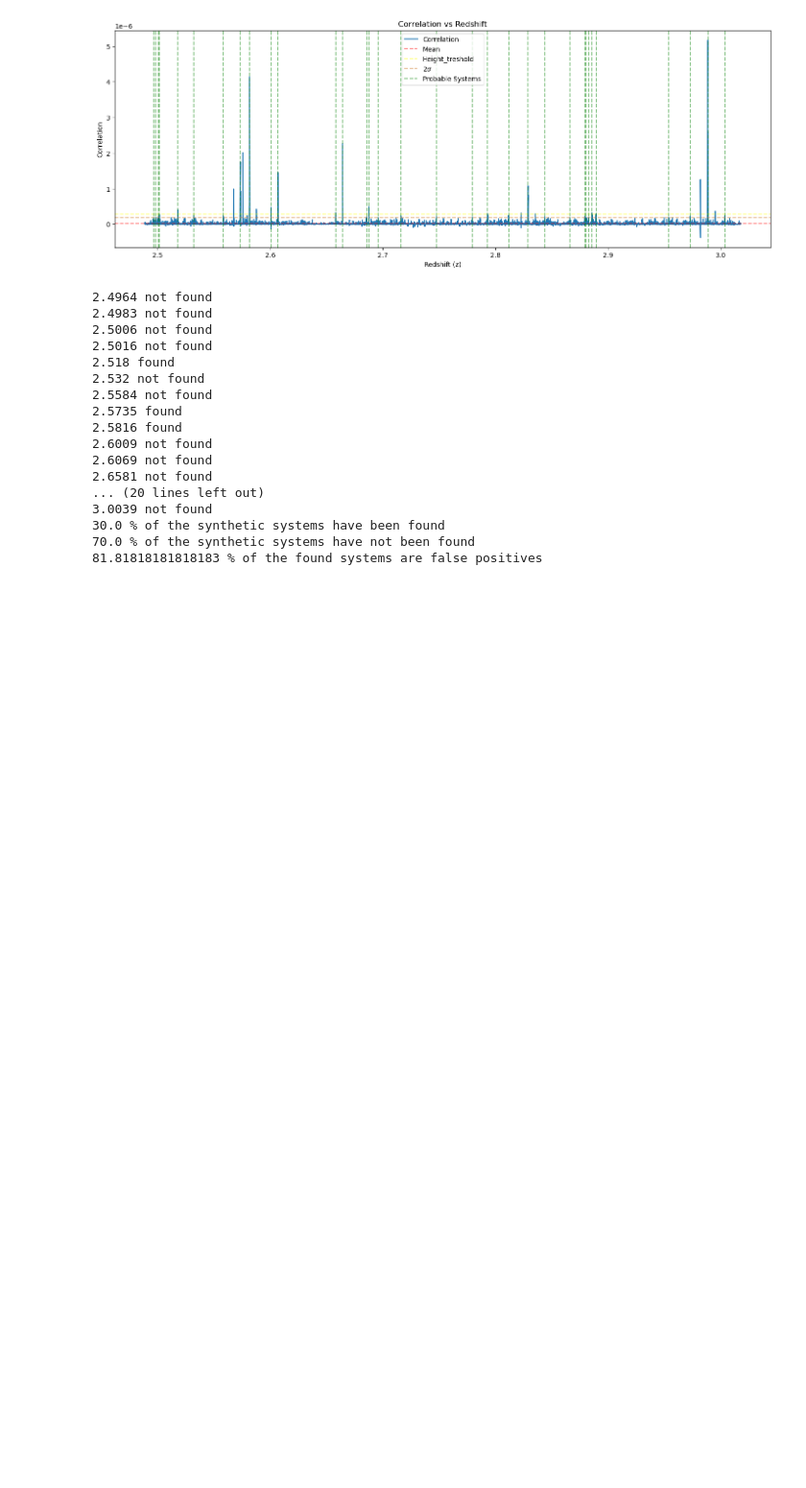
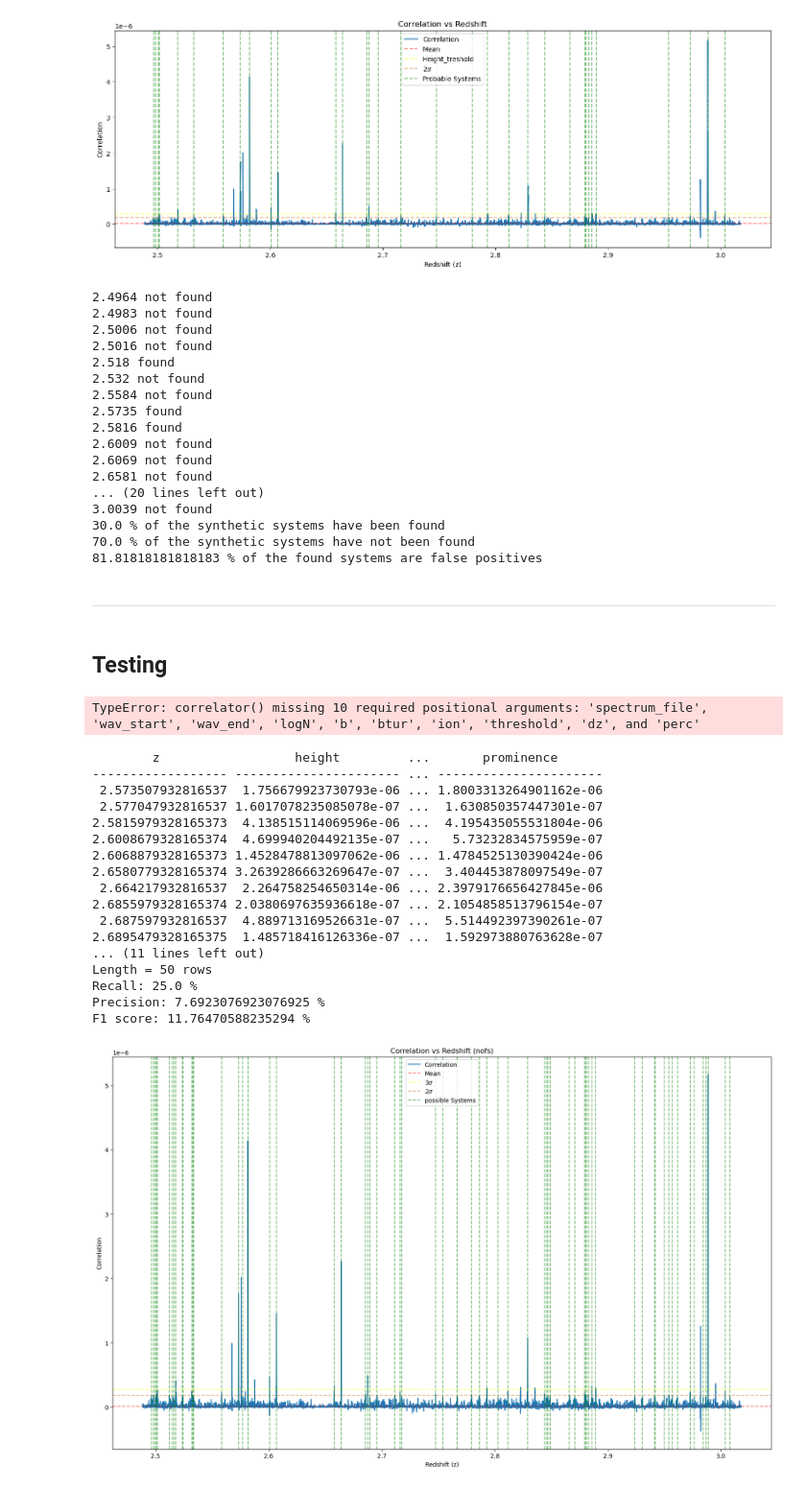
Before and after one commit to LoivX/AC_Correlator, a Jupyter notebook: correlator_testing.ipynb, the cells around one changed output. Shown at 96% size. Saved outputs shown, nothing was run; the diff lists cells and outputs as text; code cells hidden in the pictures; blank space fills up the shorter version.

Commit message:
correlator v2 and testing program

```diff
--- a/correlator_testing.ipynb
+++ b/correlator_testing.ipynb
@@ -247,3 +247,7 @@ print(len(not_found)/len(possible_systems)*100, r'% of the found systems are fal
 30.0 % of the synthetic systems have been found
 70.0 % of the synthetic systems have not been found
 81.81818181818183 % of the found systems are false positives
+# %% [markdown]
+___________________________________
+# %% [markdown]
+## Testing
@@ -249,0 +258,58 @@ print(len(not_found)/len(possible_systems)*100, r'% of the found systems are fal
+# %%
+def plot_correlation(cor_final, z_interval, possible_systems):
+    plt.figure(figsize=(20, 12))
+    plt.plot(z_interval, cor_final)
+    plt.axhline(np.mean(cor_final), color='r', linestyle='--', alpha=0.5)
+    plt.axhline(np.std(cor_final) * 3 + np.mean(cor_final), color='yellow', linestyle='--', alpha=0.5)
+    plt.axhline(np.std(cor_final) * 2 + np.mean(cor_final), color='#CC7722', linestyle='--', alpha=0.5)
+
+    for system in possible_systems:
+        plt.axvline(x=system, color='g', linestyle='--', alpha=0.5)
+
+    plt.xlabel('Redshift (z)')
+    plt.ylabel('Correlation')
+    plt.title('Correlation vs Redshift (nofs)')
+    plt.legend(['Correlation', 'Mean', r'3$\sigma$', r'2$\sigma$', 'possible Systems'])
+    plt.show()
+# %%
+cor_final, z_interval, peaks_table = correlator()
+# %% [output]
+TypeError: correlator() missing 10 required positional arguments: 'spectrum_file', 'wav_start', 'wav_end', 'logN', 'b', 'btur', 'ion', 'threshold', 'dz', and 'perc'
+# %%
+# Comparison with synthetic systems
+synthetic_systems = [2.57352431, 2.66422603, 2.51803598, 2.22357274, 2.58163493, 2.21013991, 2.30970016, 2.82904971, 2.60683895, 2.95009428, 2.88590944, 2.27320993, 2.20884315, 3.08239514, 2.73699688, 2.30842111, 2.22430456, 2.68757115, 2.71786475, 2.98868828]
+print(peaks_table[peaks_table['z'] > 2.56])
+
+tp = sum(1 for system in peaks_table['z'] if any(abs(system - syn) < 1.665*b/3e5 for syn in synthetic_systems))
+
+fp = len(peaks_table['z']) - tp
+p = len(synthetic_systems)
+
+recall = tp / p * 100
+precision = tp / (tp+fp) * 100
+f1 = 2 * tp / (tp + fp + p) * 100
+
+print('Recall:', recall, '%')
+print('Precision:', precision, '%')
+print('F1 score:', f1, '%')
+
+plot_correlation(cor_final, z_interval, peaks_table['z'])
+# %% [output]
+        z                  height         ...       prominence
+------------------ ---------------------- ... ----------------------
+ 2.573507932816537  1.756679923730793e-06 ... 1.8003313264901162e-06
+ 2.577047932816537 1.6017078235085078e-07 ...  1.630850357447301e-07
+2.5815979328165373  4.138515114069596e-06 ...  4.195435055531804e-06
+2.6008679328165374  4.699940204492135e-07 ...   5.73232834575959e-07
+2.6068879328165373 1.4528478813097062e-06 ... 1.4784525130390424e-06
+2.6580779328165374 3.2639286663269647e-07 ...  3.404453878097549e-07
+ 2.664217932816537  2.264758254650314e-06 ... 2.3979176656427845e-06
+2.6855979328165374 2.0380697635936618e-07 ... 2.1054858513796154e-07
+ 2.687597932816537  4.889713169526631e-07 ...  5.514492397390261e-07
+2.6895479328165375  1.485718416126336e-07 ...  1.592973880763628e-07
+... (11 lines left out)
+Length = 50 rows
+Recall: 25.0 %
+Precision: 7.6923076923076925 %
+F1 score: 11.76470588235294 %
+[figure, added]
```
Also changed, not shown: parts of 2 cells of this notebook, 7 other files.
